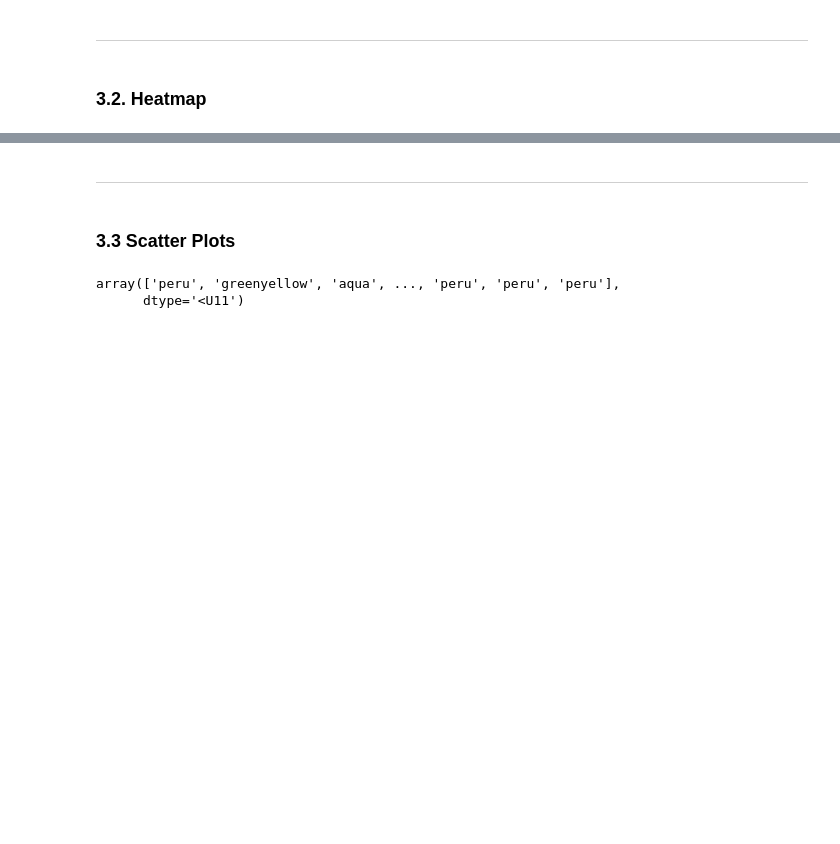
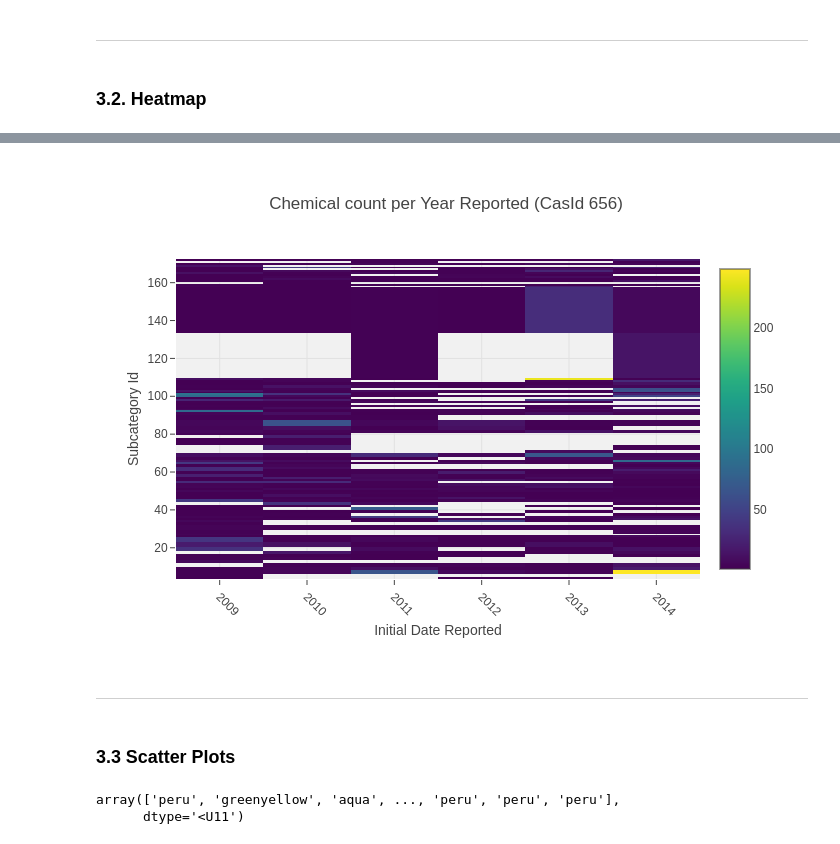
Before and after one commit to jmssalas/master-bigdata-businessanalytics, a Jupyter notebook: 09-masters-thesis/src/analysis.ipynb, the cells around one changed output, grey strips where cells are left out. Saved outputs shown, nothing was run; the diff lists cells and outputs as text; code cells hidden in the pictures; blank space fills up the shorter version.

```diff
--- a/09-masters-thesis/src/analysis.ipynb
+++ b/09-masters-thesis/src/analysis.ipynb
@@ -636,27 +682,30 @@ offline.iplot(fig, filename='initial_updated_heatmap')
 # %%
 subcategory_data    = data_aggregated[SUBCATEGORYID_COLUMN][data_aggregated[CASID_COLUMN] == 656].values
 initial_data        = data_aggregated[INITIALDATEREPORTED_COLUMN + '_Year'].values
 
 data_plot = [
     go.Heatmap(
         z = chemicalcount_data,
         x = initial_data,
         y = subcategory_data,
         colorscale='Viridis',
     )
 ]
 
 layout = go.Layout(
     title='Chemical count per Year Reported (CasId 656)',
     xaxis = dict(tickangle=45, title = 'Initial Date Reported'),
     yaxis = dict(title = 'Subcategory Id'),
     plot_bgcolor='rgba(240,240,240, 0.95)'
 )
 
 fig = go.Figure(data=data_plot, layout=layout)
-offline.iplot(fig, filename='initial_subcategory_heatmap')
+offline.iplot(fig)
+pio.write_image(fig, get_path('initial_subcategory_heatmap'))
+Image(get_path('initial_subcategory_heatmap'))
 # %% [output]
 [interactive output not drawn]
+[figure, added]
 # %% [markdown]
 ---
 # %% [markdown]
```
Also changed, not shown: parts of 11 cells of this notebook, 6 other files.
